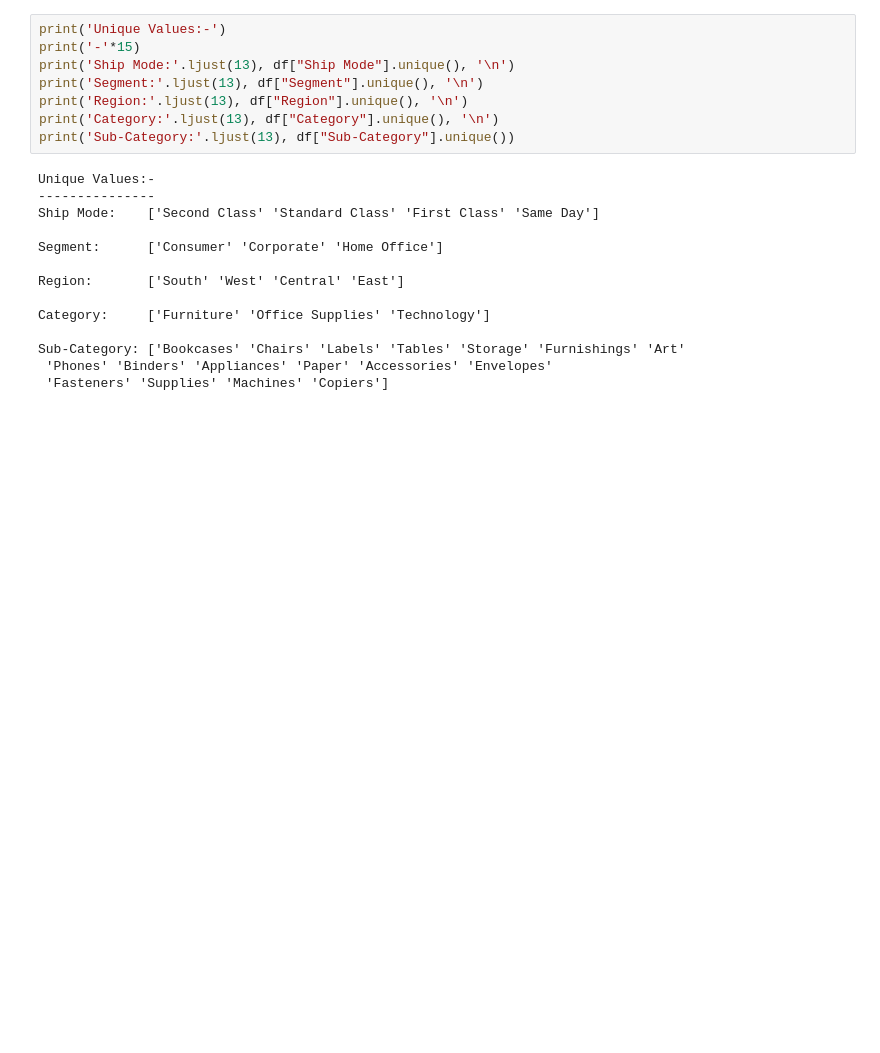
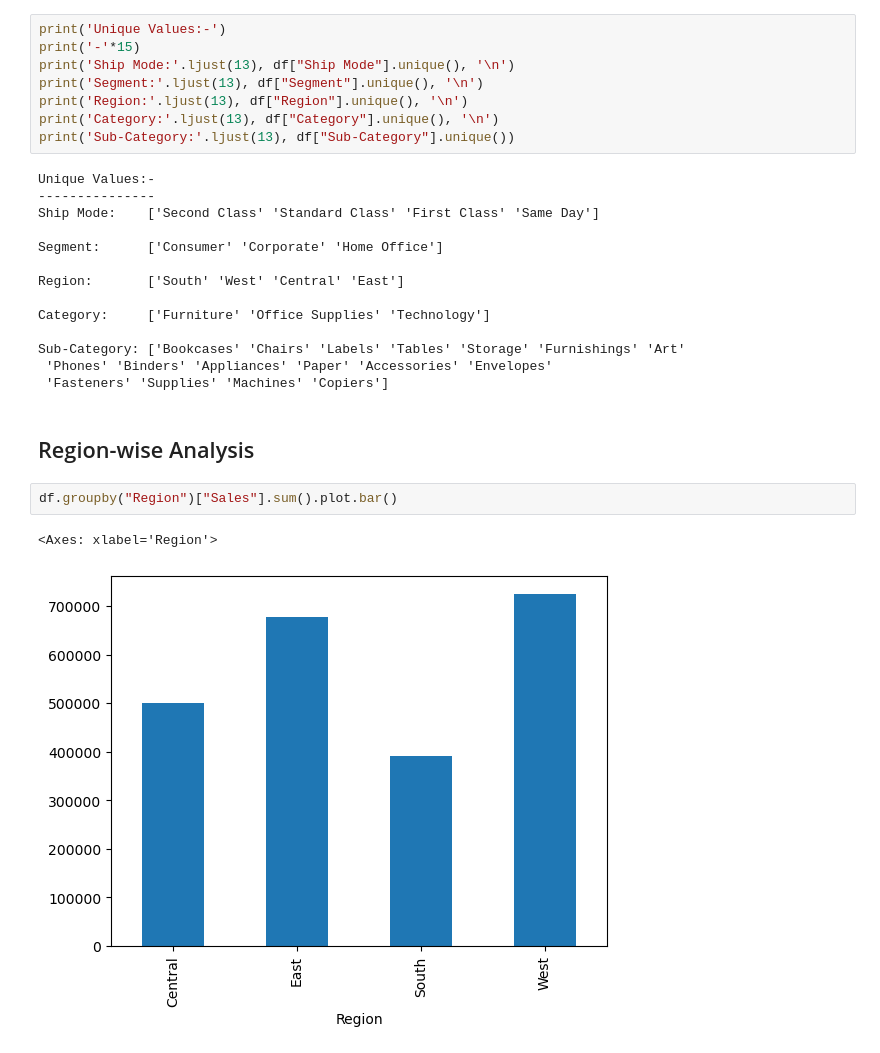
Before and after one commit to iamwatchdogs/Retail-Insights-from-Superstore-Data, a Jupyter notebook: retail-analysis.ipynb, the cells around one changed output. Saved outputs shown, nothing was run; the diff lists cells and outputs as text; blank space fills up the shorter version.

Commit message:
Finished Region wise analysis

```diff
--- a/retail-analysis.ipynb
+++ b/retail-analysis.ipynb
@@ -104,3 +104,10 @@ Category:     ['Furniture' 'Office Supplies' 'Technology']
 Sub-Category: ['Bookcases' 'Chairs' 'Labels' 'Tables' 'Storage' 'Furnishings' 'Art'
  'Phones' 'Binders' 'Appliances' 'Paper' 'Accessories' 'Envelopes'
  'Fasteners' 'Supplies' 'Machines' 'Copiers']
+# %% [markdown]
+## Region-wise Analysis
+# %%
+df.groupby("Region")["Sales"].sum().plot.bar()
+# %% [output]
+<Axes: xlabel='Region'>
+[figure, added]
```
Also changed, not shown: parts of 3 cells of this notebook.
